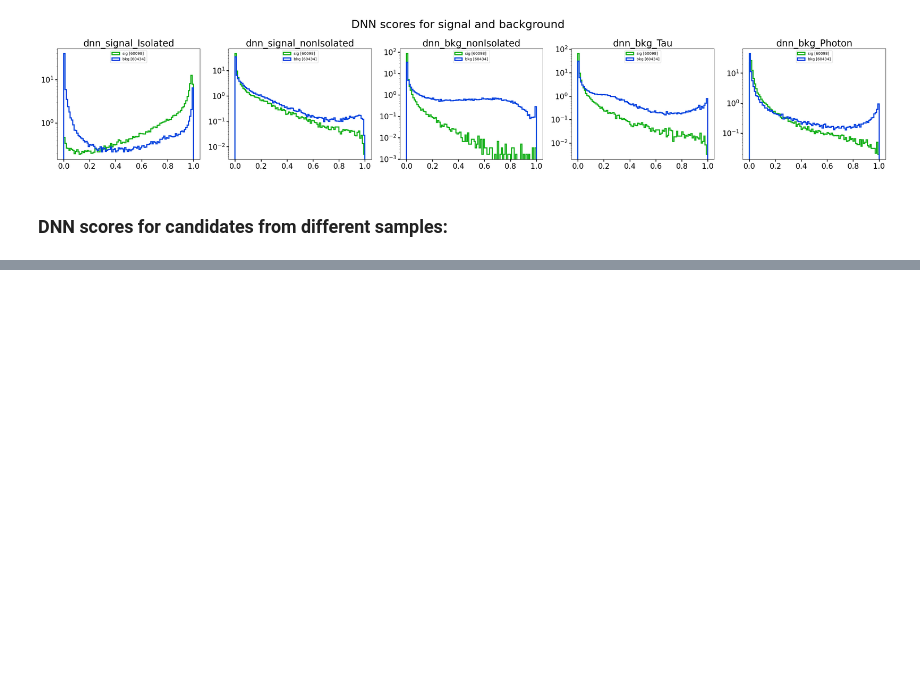
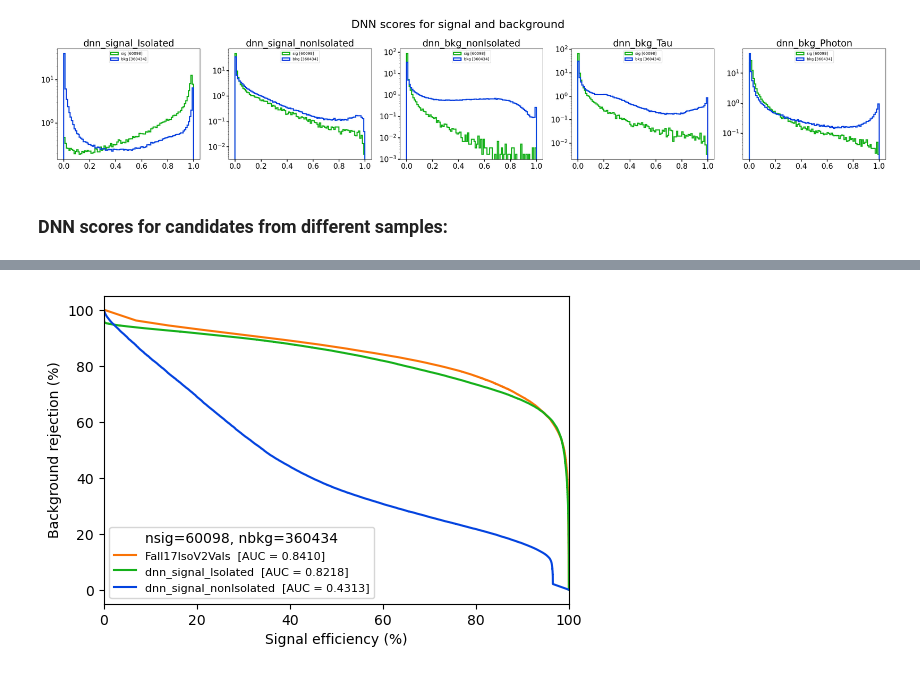
Before and after one commit to phazarik/Electron-DNN-ID-study, a Jupyter notebook: dnn_id_general.ipynb, the cells around one changed output, grey strips where cells are left out. Saved outputs shown, nothing was run; the diff lists cells and outputs as text; code cells hidden in the pictures; blank space fills up the shorter version.

```diff
--- a/dnn_id_general.ipynb
+++ b/dnn_id_general.ipynb
@@ -266,0 +304,37 @@ plt.show()
+# %%
+fig, ax = plt.subplots(1,1,figsize=(6,4))
+
+#make plots for only the following:
+plotdict={
+    'dnn_signal_Isolated':'xkcd:green',
+    'dnn_signal_nonIsolated':'xkcd:blue',
+    #'dnn_bkg_nonIsolated',
+    'Fall17IsoV2Vals':'xkcd:orange',
+    #'Fall17IsoV2RawVals',
+    #'RunIIIWinter22IsoV1Vals':'xkcd:red',
+    #'RunIIIWinter22IsoV1RawVals'
+}
+
+for score, scoredict in ROC_dict.items():
+    for plot, color_ in plotdict.items():
+        if(plot == alias[score]):
+            tpr = scoredict["tpr"]
+            fnr = scoredict["fnr"]
+            auc = scoredict["auc"]
+            label_ = alias[score]+f'  [AUC = {auc:.4f}]'
+            ax.plot(tpr,fnr,color=color_,label=label_)
+
+nsig = df[df['truth']==1].shape[0]
+nbkg = df[df['truth']==0].shape[0]
+legendheader = f'nsig={nsig}, nbkg={nbkg}'
+
+ax.set_xlabel('Signal efficiency (%)')
+ax.set_xlim(0, 100)
+#ax3.set_xscale('log')
+ax.set_ylabel('Background rejection (%)')
+ax.legend(loc='lower left', prop={"size":8}, title=legendheader, fontsize='small')
+
+plt.savefig(f'plots/{campaign}/all_roc.png', bbox_inches='tight', dpi=300)
+plt.show()
+# %% [output]
+[figure, added]
```
Also changed, not shown: parts of 6 cells of this notebook, 4 other files.
